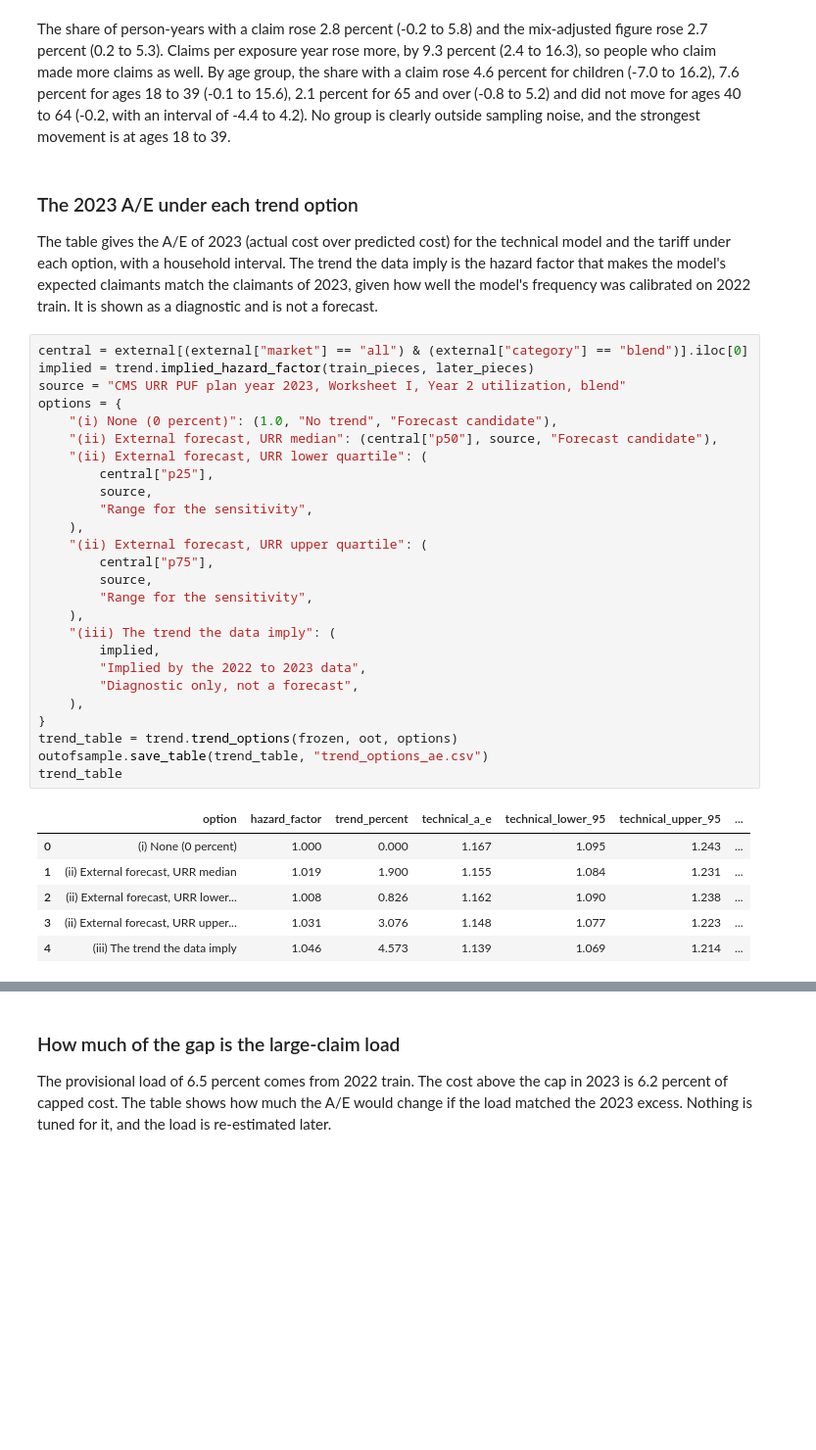
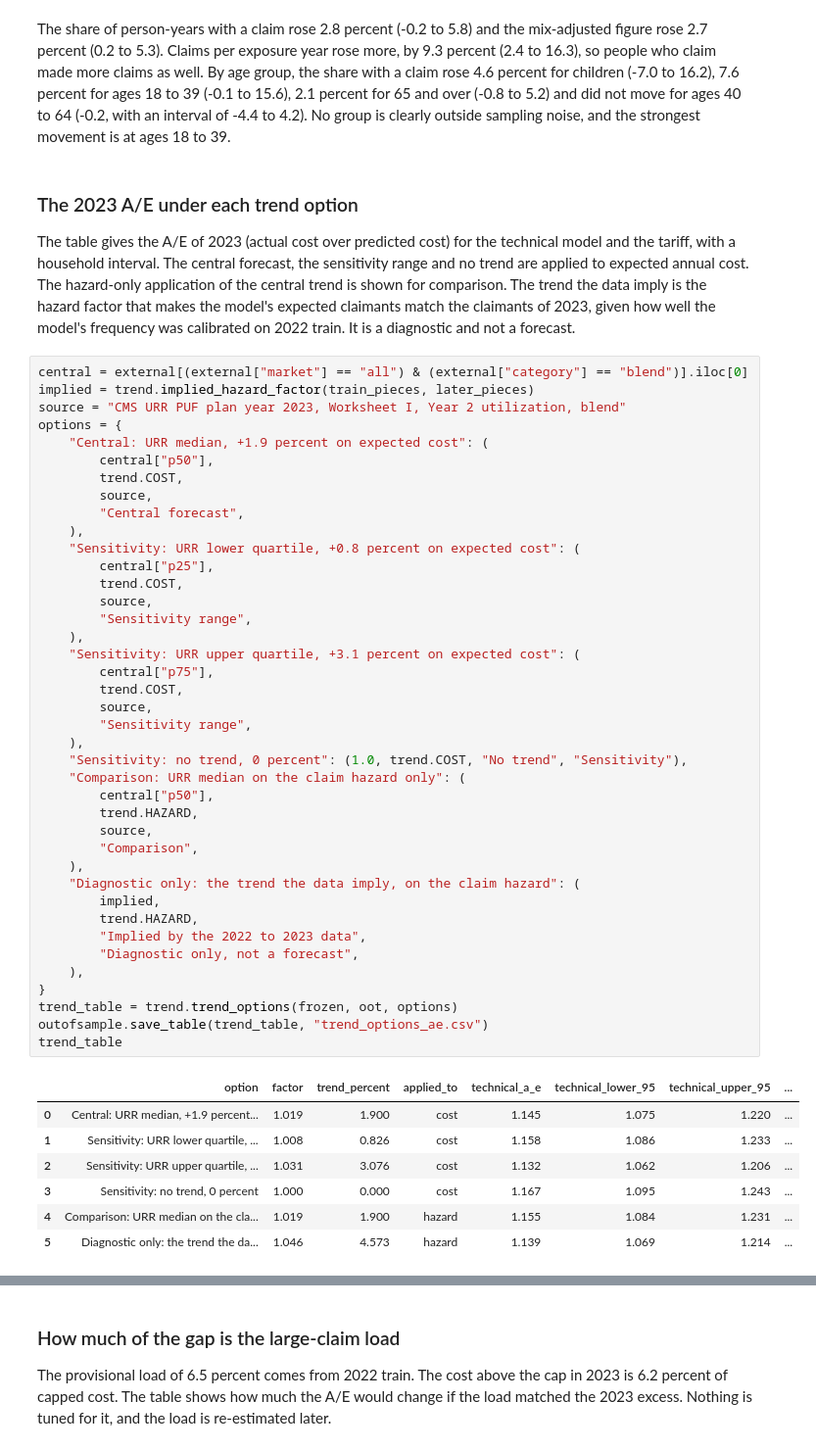
Before and after one commit to asudarmo/health-pricing-meps, a Jupyter notebook: notebooks/04_monitoring.ipynb, the cells around one changed output, grey strips where cells are left out. Shown at 98% size. Drawn from its saved outputs; the diff is of its cells as text; blank space fills up the shorter version.

```diff
--- a/notebooks/04_monitoring.ipynb
+++ b/notebooks/04_monitoring.ipynb
@@ -299,40 +304,57 @@ noise, and the strongest movement is at ages 18 to 39.
 # %% [markdown]
 ### The 2023 A/E under each trend option
 
-The table gives the A/E of 2023 (actual cost over predicted cost) for the technical model and the tariff under each option, with a
-household interval. The trend the data imply is the hazard factor that makes the model's expected claimants match the claimants of
-2023, given how well the model's frequency was calibrated on 2022 train. It is shown as a diagnostic and is not a forecast.
+The table gives the A/E of 2023 (actual cost over predicted cost) for the technical model and the tariff, with a household interval.
+The central forecast, the sensitivity range and no trend are applied to expected annual cost. The hazard-only application of the
+central trend is shown for comparison. The trend the data imply is the hazard factor that makes the model's expected claimants
+match the claimants of 2023, given how well the model's frequency was calibrated on 2022 train. It is a diagnostic and not a
+forecast.
 # %%
 central = external[(external["market"] == "all") & (external["category"] == "blend")].iloc[0]
 implied = trend.implied_hazard_factor(train_pieces, later_pieces)
 source = "CMS URR PUF plan year 2023, Worksheet I, Year 2 utilization, blend"
 options = {
-    "(i) None (0 percent)": (1.0, "No trend", "Forecast candidate"),
-    "(ii) External forecast, URR median": (central["p50"], source, "Forecast candidate"),
-    "(ii) External forecast, URR lower quartile": (
+    "Central: URR median, +1.9 percent on expected cost": (
+        central["p50"],
+        trend.COST,
+        source,
+        "Central forecast",
+    ),
+    "Sensitivity: URR lower quartile, +0.8 percent on expected cost": (
         central["p25"],
+        trend.COST,
         source,
-        "Range for the sensitivity",
+        "Sensitivity range",
     ),
-    "(ii) External forecast, URR upper quartile": (
+    "Sensitivity: URR upper quartile, +3.1 percent on expected cost": (
         central["p75"],
+        trend.COST,
         source,
-        "Range for the sensitivity",
+        "Sensitivity range",
     ),
-    "(iii) The trend the data imply": (
+    "Sensitivity: no trend, 0 percent": (1.0, trend.COST, "No trend", "Sensitivity"),
+    "Comparison: URR median on the claim hazard only": (
+        central["p50"],
+        trend.HAZARD,
+        source,
+        "Comparison",
+    ),
+    "Diagnostic only: the trend the data imply, on the claim hazard": (
         implied,
+        trend.HAZARD,
         "Implied by the 2022 to 2023 data",
         "Diagnostic only, not a forecast",
     ),
 }
 trend_table = trend.trend_options(frozen, oot, options)
 outofsample.save_table(trend_table, "trend_options_ae.csv")
 trend_table
 # %% [output]
-|  | option | hazard_factor | trend_percent | technical_a_e | technical_lower_95 | technical_upper_95 | ... |
-| 0 | (i) None (0 percent) | 1.000 | 0.000 | 1.167 | 1.095 | 1.243 | ... |
-| 1 | (ii) External forecast, URR median | 1.019 | 1.900 | 1.155 | 1.084 | 1.231 | ... |
-| 2 | (ii) External forecast, URR lower... | 1.008 | 0.826 | 1.162 | 1.090 | 1.238 | ... |
-| 3 | (ii) External forecast, URR upper... | 1.031 | 3.076 | 1.148 | 1.077 | 1.223 | ... |
-| 4 | (iii) The trend the data imply | 1.046 | 4.573 | 1.139 | 1.069 | 1.214 | ... |
+|  | option | factor | trend_percent | applied_to | technical_a_e | technical_lower_95 | technical_upper_95 | ... |
+| 0 | Central: URR median, +1.9 percent... | 1.019 | 1.900 | cost | 1.145 | 1.075 | 1.220 | ... |
+| 1 | Sensitivity: URR lower quartile, ... | 1.008 | 0.826 | cost | 1.158 | 1.086 | 1.233 | ... |
+| 2 | Sensitivity: URR upper quartile, ... | 1.031 | 3.076 | cost | 1.132 | 1.062 | 1.206 | ... |
+| 3 | Sensitivity: no trend, 0 percent | 1.000 | 0.000 | cost | 1.167 | 1.095 | 1.243 | ... |
+| 4 | Comparison: URR median on the cla... | 1.019 | 1.900 | hazard | 1.155 | 1.084 | 1.231 | ... |
+| 5 | Diagnostic only: the trend the da... | 1.046 | 4.573 | hazard | 1.139 | 1.069 | 1.214 | ... |
 # %% [markdown]
```
Also changed, not shown: parts of 6 cells of this notebook, 5 other files.
